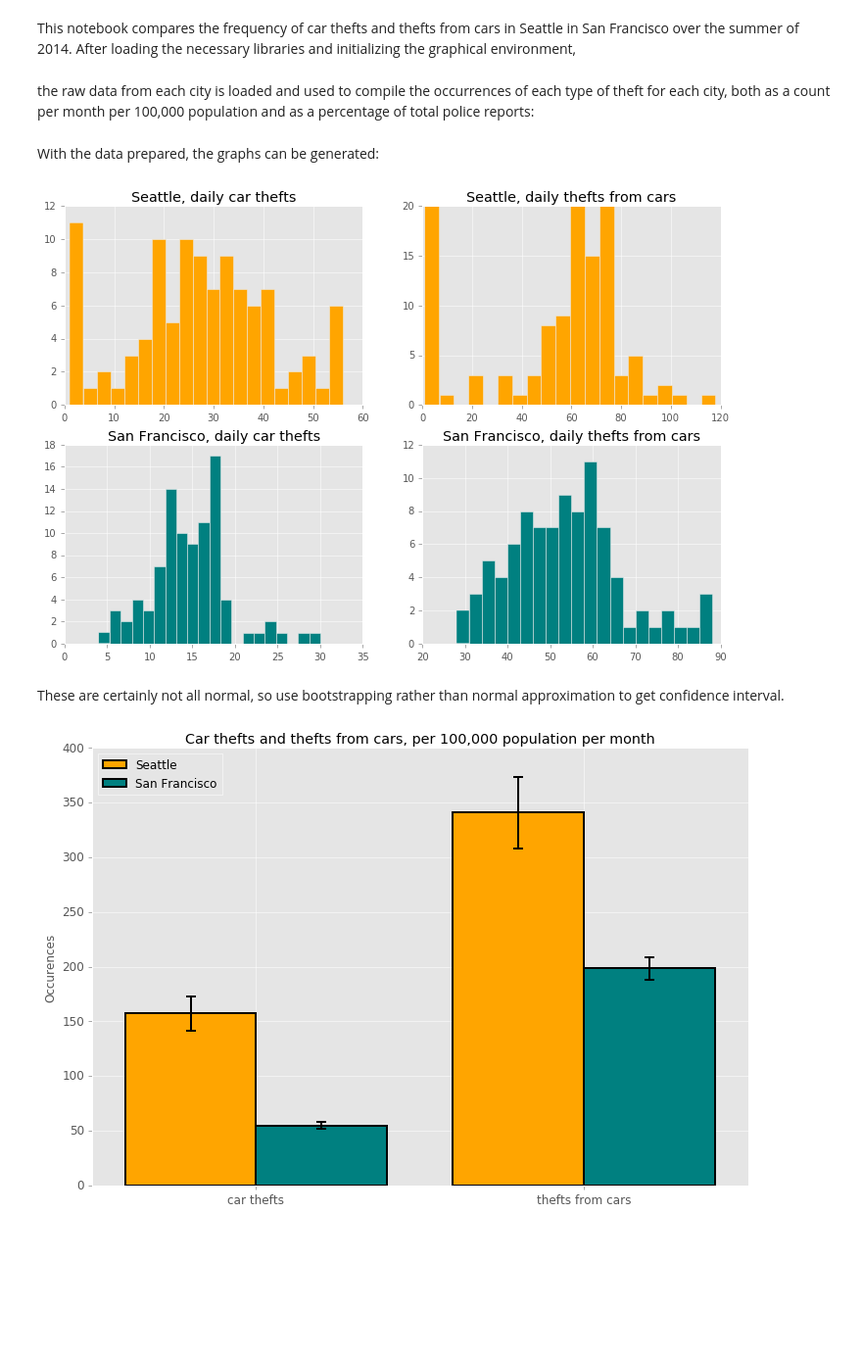
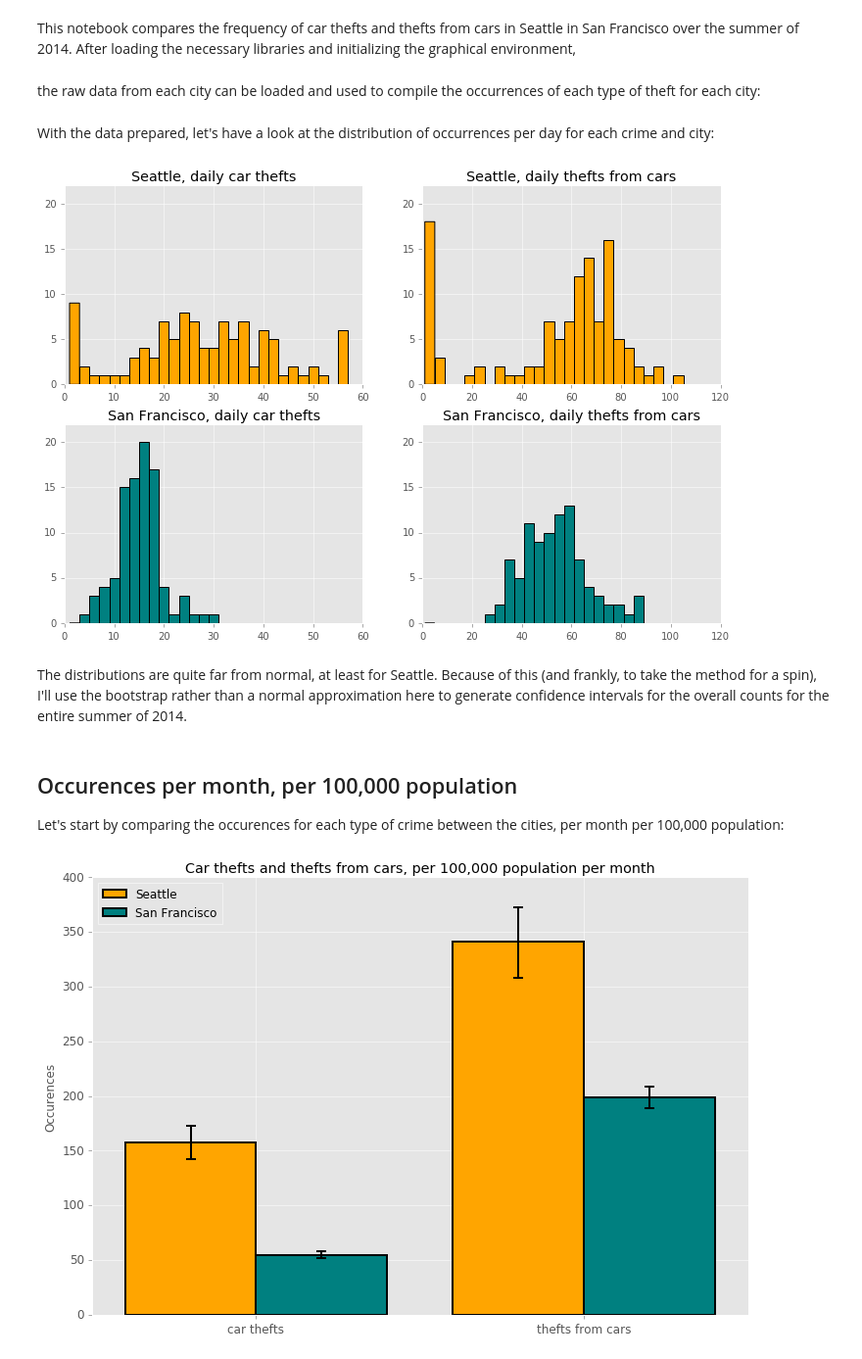
Before and after one commit to albertwildeman/Car-theft-Seattle-SF, a Jupyter notebook: Car_theft_Seattle_SF.ipynb, the cells around one changed output. Shown at 98% size. Cells and saved outputs as stored; diff of their text form; code cells hidden in the pictures; blank space fills up the shorter version.

```diff
--- a/Car_theft_Seattle_SF.ipynb
+++ b/Car_theft_Seattle_SF.ipynb
@@ -14,7 +14,7 @@ import matplotlib
 matplotlib.style.use('ggplot')
 matplotlib.rcParams['figure.figsize'] = (12.0, 8.0)
 # %% [markdown]
-the raw data from each city is loaded and used to compile the occurrences of each type of theft for each city, both as a count per month per 100,000 population and as a percentage of total police reports:
+the raw data from each city can be loaded and used to compile the occurrences of each type of theft for each city:
 # %%
 # Load the raw data
 df_Se = pd.read_csv('data\seattle_incidents_summer_2014.csv', low_memory=False)
@@ -24,31 +24,29 @@ df_SF = pd.read_csv('data\sanfrancisco_incidents_summer_2014.csv', low_memory=Fa
 # Source for Seattle police offense codes: data.seattle.gov/Public-Safety/SPD-Offense-Codes/22zb-azac/data
 # It is assumed here that events filed as either grand theft and petty theft, and from either a locked car or an unlocked car
 # in SF are filed as carprowls in Seattle.
+Se_cartheft_daily = df_Se.loc[ df_Se['Offense Code']=='2404', 'Date Reported'].apply(lambda x : x[:10]).value_counts().values
+Se_carprowl_daily = df_Se.loc[ df_Se['Offense Code']=='2305', 'Date Reported'].apply(lambda x : x[:10]).value_counts().values
+SF_cartheft_daily = df_SF.loc[ df_SF['Descript']=='STOLEN AUTOMOBILE', 'Date'].value_counts().values
+SF_carprowl_daily = df_SF.loc[(df_SF['Descript']=='GRAND THEFT FROM LOCKED AUTO') |
+                              (df_SF['Descript']=='PETTY THEFT FROM LOCKED AUTO') |
+                              (df_SF['Descript']=='PETTY THEFT FROM UNLOCKED AUTO'), 'Date'].value_counts().values
+
+# Create a new dataframe collecting the frequencies of daily counts for each crime in each city
+cities = ["Seattle", "San Francisco"]
+crimes = ["car thefts", "thefts from cars"]
+daily_counts = pd.DataFrame(data = [[Se_cartheft_daily, SF_cartheft_daily], [Se_carprowl_daily, SF_carprowl_daily]],
+                            columns = cities, index = crimes)
-# %% [markdown]
-With the data prepared, the graphs can be generated:
-# %%
-Se_cartheft_byday = df_Se.loc[ df_Se['Offense Code']=='2404', 'Date Reported'].apply(lambda x : x[:10]).value_counts().values
-Se_carprowl_byday = df_Se.loc[ df_Se['Offense Code']=='2305', 'Date Reported'].apply(lambda x : x[:10]).value_counts().values
-
-SF_cartheft_byday = df_SF.loc[ df_SF['Descript']=='STOLEN AUTOMOBILE', 'Date'].value_counts().values
-SF_carprowl_byday = df_SF.loc[(df_SF['Descript']=='GRAND THEFT FROM LOCKED AUTO') |
-                              (df_SF['Descript']=='PETTY THEFT FROM LOCKED AUTO') |
-                              (df_SF['Descript']=='PETTY THEFT FROM UNLOCKED AUTO'), 'Date'].value_counts().values
-
-cities = ["Seattle", "San Francisco"]
-crimes = ["car thefts", "thefts from cars"]
-daily_counts = pd.DataFrame(data = [[Se_cartheft_byday, SF_cartheft_byday], [Se_carprowl_byday, SF_carprowl_byday]],
-                            columns = cities, index = crimes)
+# %% [markdown]
+With the data prepared, let's have a look at the distribution of occurrences per day for each crime and city:
 # %%
 f, axarr = plt.subplots(2, 2)
 colors = ['orange','teal']
 for icity in [0,1]:
     for icrime in [0,1]:
-        axarr[icity, icrime].hist(daily_counts.loc[crimes[icrime], cities[icity]], bins=20, color=colors[icity])
-        axarr[icity, icrime].set_title(cities[icity] + ", daily " + crimes[icrime])
+        axarr[icity, icrime].hist(daily_counts.loc[crimes[icrime], cities[icity]],
+                                  bins=range(1,60+60*icrime,2*(icrime+1)), color=colors[icity], edgecolor='black',linewidth=1)
         axarr[icity, icrime].xaxis.tick_bottom()
         axarr[icity, icrime].yaxis.tick_left()
+        axarr[icity, icrime].set(title=(cities[icity] + ", daily " + crimes[icrime]), ylim=(0,22), xlim=(0,60+60*icrime))
 # %% [output]
-[figure, old version]
+[figure, new version]
-# %% [markdown]
-These are certainly not all normal, so use bootstrapping rather than normal approximation to get confidence interval.
@@ -57 +53,3 @@ sums = daily_counts.applymap(sum)
+# %% [markdown]
+The distributions are quite far from normal, at least for Seattle. Because of this (and frankly, to take the method for a spin), I'll use the bootstrap rather than a normal approximation here to generate confidence intervals for the overall counts for the entire summer of 2014.
 # %%
@@ -72,2 +72,5 @@ errs_raw = abs(raw_ci - sums)
+# %% [markdown]
+## Occurences per month, per 100,000 population
+Let's start by comparing the occurences for each type of crime between the cities, per month per 100,000 population:
 # %%
 # Population for each city as of the 2010 census:
```
Also changed, not shown: parts of 9 cells of this notebook.
